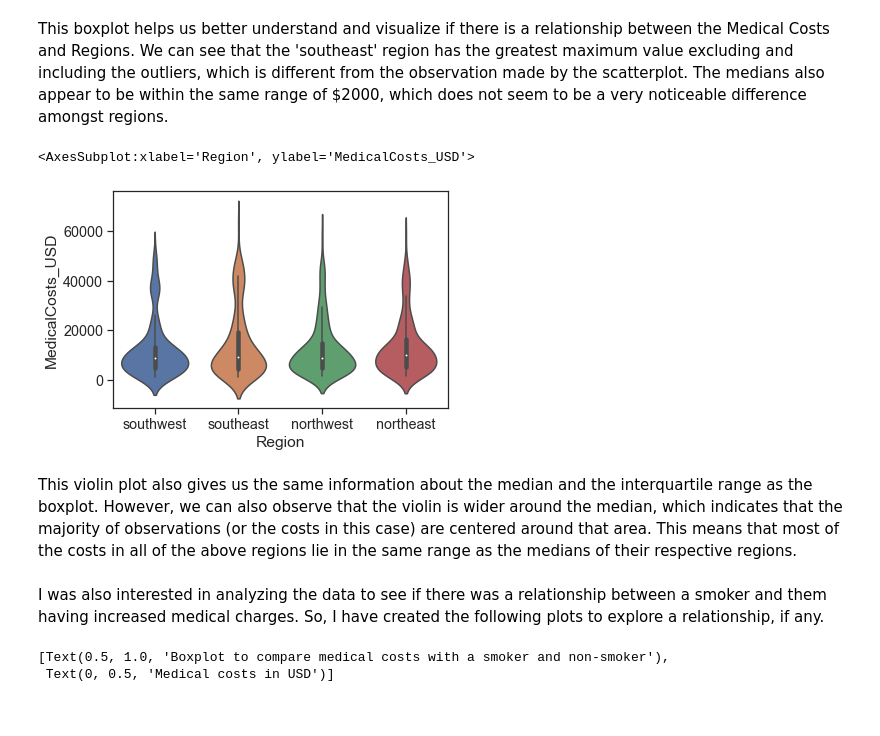
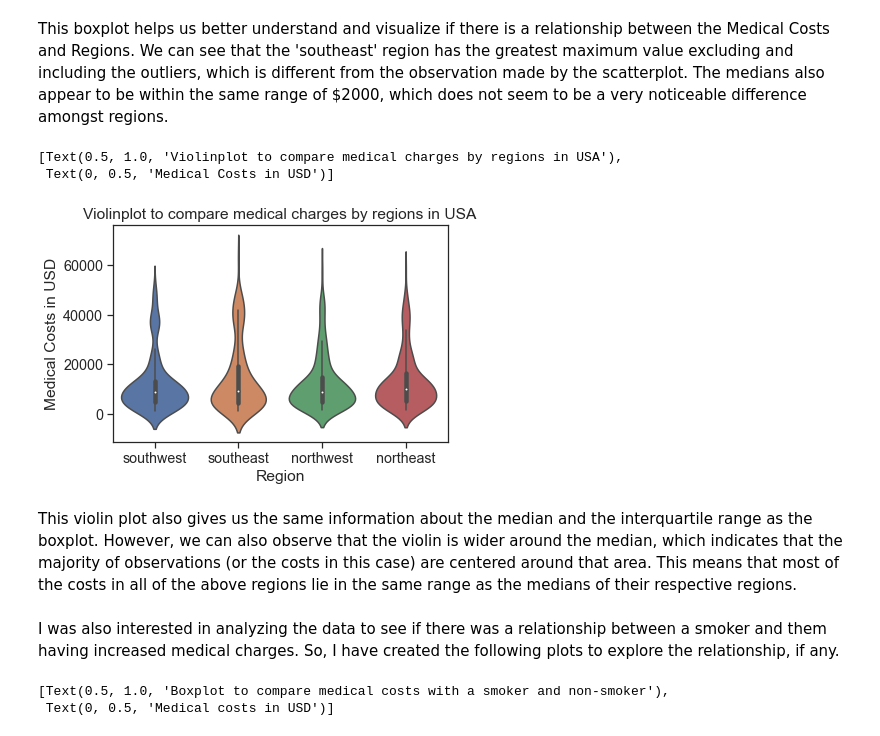
Before and after one commit to data301-2021-summer2/group29-project, a Jupyter notebook: analysis/Ishita Gupta/Milestone2.ipynb, the cells around one changed output. Drawn from its saved outputs; the diff is of its cells as text; code cells hidden in the pictures.

```diff
--- a/analysis/Ishita Gupta/Milestone2.ipynb
+++ b/analysis/Ishita Gupta/Milestone2.ipynb
@@ -248,15 +248,16 @@ This boxplot helps us better understand and visualize if there is a relationship
 We can see that the 'southeast' region has the greatest maximum value excluding and including the outliers, which is different from the observation made by the scatterplot.
 The medians also appear to be within the same range of $2000, which does not seem to be a very noticeable difference amongst regions.
 # %%
-sns.violinplot(x="Region", y="MedicalCosts_USD", data=df)
+sns.violinplot(x="Region", y="MedicalCosts_USD", data=df).set(title='Violinplot to compare medical charges by regions in USA', ylabel='Medical Costs in USD')
 # %% [output]
-<AxesSubplot:xlabel='Region', ylabel='MedicalCosts_USD'>
+[Text(0.5, 1.0, 'Violinplot to compare medical charges by regions in USA'),
+ Text(0, 0.5, 'Medical Costs in USD')]
-[figure, old version]
+[figure, new version]
 # %% [markdown]
 This violin plot also gives us the same information about the median and the interquartile range as the boxplot. However, we can also observe that the violin is wider around the median, which indicates that the majority of observations (or the costs in this case) are centered around that area. This means that most of the costs in all of the above regions lie in the same range as the medians of their respective regions.
 # %% [markdown]
 I was also interested in analyzing the data to see if there was a relationship between a smoker and them having increased medical charges.
-So, I have created the following plots to explore a relationship, if any.
+So, I have created the following plots to explore the relationship, if any.
 # %%
 sns.boxplot(data=df, x='Smoker', y='MedicalCosts_USD').set(title='Boxplot to compare medical costs with a smoker and non-smoker',ylabel='Medical costs in USD')
 # %% [output]
```
Also changed, not shown: 3 other files.
